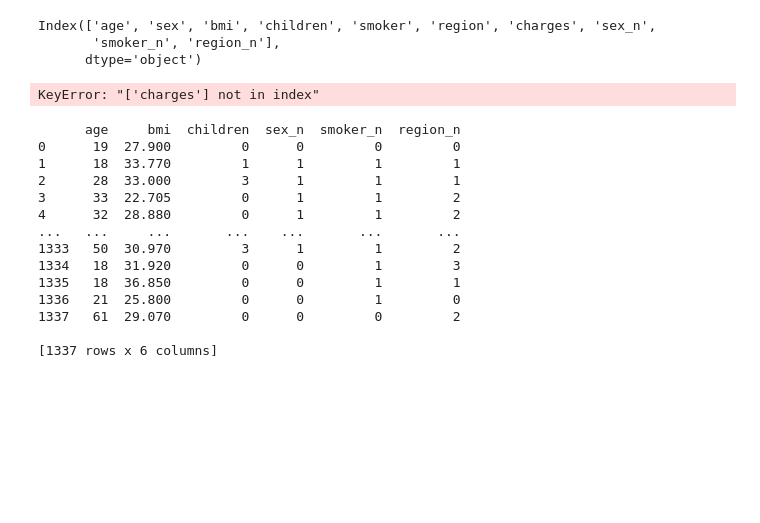
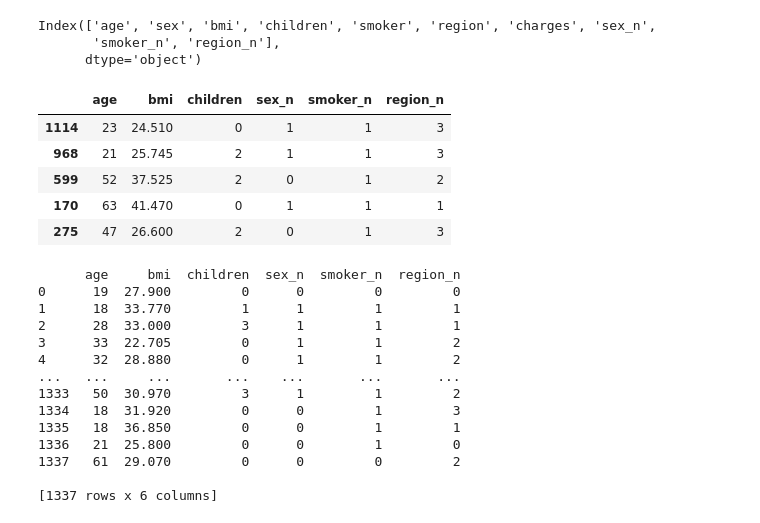
Before and after one commit to 4GeeksAcademy/Lineal_ultimo_Kurganova, a Jupyter notebook: src/data.ipynb, the cells around one changed output. Saved outputs shown, nothing was run; the diff lists cells and outputs as text; code cells hidden in the pictures; blank space fills up the shorter version.

```diff
--- a/src/data.ipynb
+++ b/src/data.ipynb
@@ -355,17 +355,22 @@ Index(['age', 'sex', 'bmi', 'children', 'smoker', 'region', 'charges', 'sex_n',
 # %%
 from sklearn.model_selection import train_test_split
 
-num_variables = ["age", "bmi", "children", "sex_n", "smoker_n", "region_n", "charges"]
+num_variables = ["age", "bmi", "children", "sex_n", "smoker_n", "region_n"]
 
 # Dividimos el conjunto de datos en muestras de train y test
 X = total_data_no_outliers.drop("charges", axis = 1)[num_variables]
 y = total_data_no_outliers["charges"]
 
 X_train, X_test, y_train, y_test = train_test_split(X, y, test_size = 0.2, random_state = 42)
 
 X_train.head()
 # %% [output]
-KeyError: "['charges'] not in index"
+|  | age | bmi | children | sex_n | smoker_n | region_n |
+| 1114 | 23 | 24.510 | 0 | 1 | 1 | 3 |
+| 968 | 21 | 25.745 | 2 | 1 | 1 | 3 |
+| 599 | 52 | 37.525 | 2 | 0 | 1 | 2 |
+| 170 | 63 | 41.470 | 0 | 1 | 1 | 1 |
+| 275 | 47 | 26.600 | 2 | 0 | 1 | 3 |
 # %%
 # from sklearn.model_selection import train_test_split
 
```
Also changed, not shown: parts of 2 cells of this notebook.
